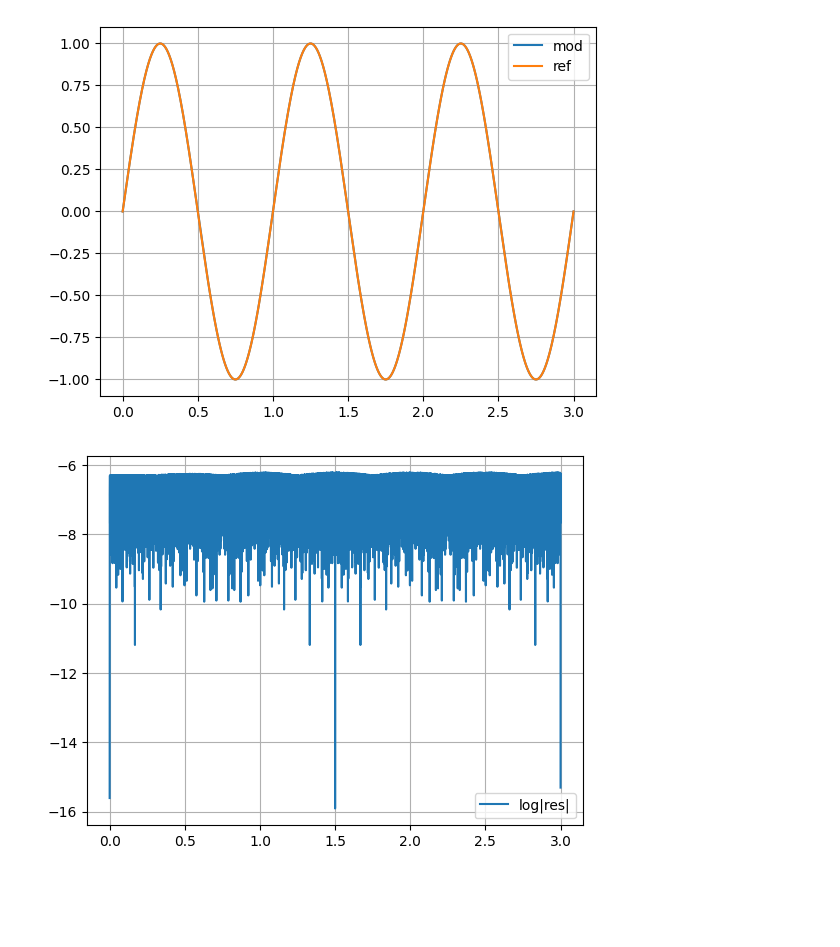
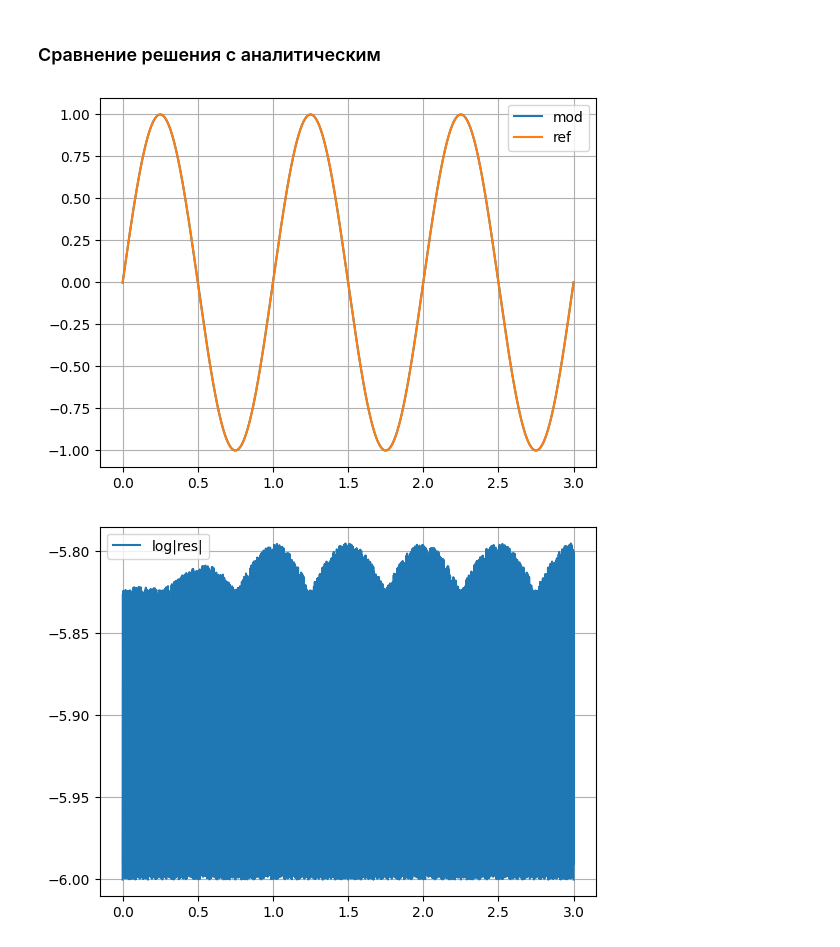
Before and after one commit to ArtemMaslov/TransferEquationParallel, a Jupyter notebook: check_transfer.ipynb, the cells around one changed output. Drawn from its saved outputs; the diff is of its cells as text; code cells hidden in the pictures; blank space fills up the shorter version.

```diff
--- a/check_transfer.ipynb
+++ b/check_transfer.ipynb
@@ -6,22 +24,24 @@ import math
+# %% [markdown]
+### Сравнение решения с аналитическим
 # %%
 data = pandas.read_csv("result.txt", sep = " ")
 a = 1
 PeriodX = 1
 
 def Reference(x, t):
     return numpy.sin(2 * math.pi * (x - a * t) / PeriodX)
 
 ref = Reference(data["x"], data["t"])
 plt.plot(data["x"], data["u"], label = "mod")
 plt.plot(data["x"], ref, label = "ref")
 plt.legend()
 plt.grid()
 plt.show()
 
-plt.plot(data["x"], numpy.log10(numpy.abs(ref - data["u"])), label = "log|res|")
+plt.plot(data["x"], numpy.log10(numpy.abs(ref - data["u"]) + 1e-6), label = "log|res|")
 plt.legend()
 plt.grid()
 plt.show()
 # %% [output]
 [figure]
-[figure, old version]
+[figure, new version]
```
Also changed, not shown: parts of 5 cells of this notebook, 24 other files.
